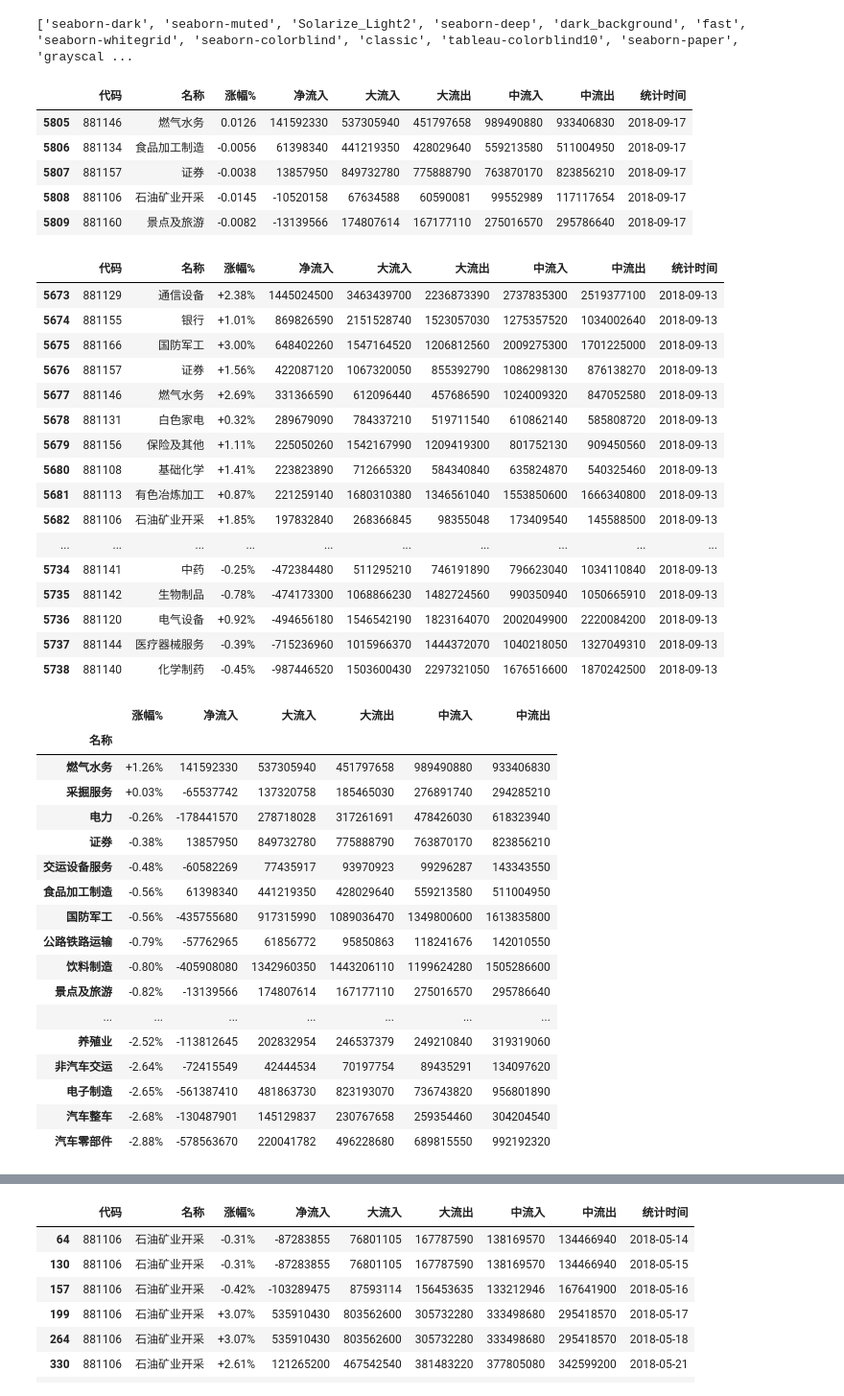
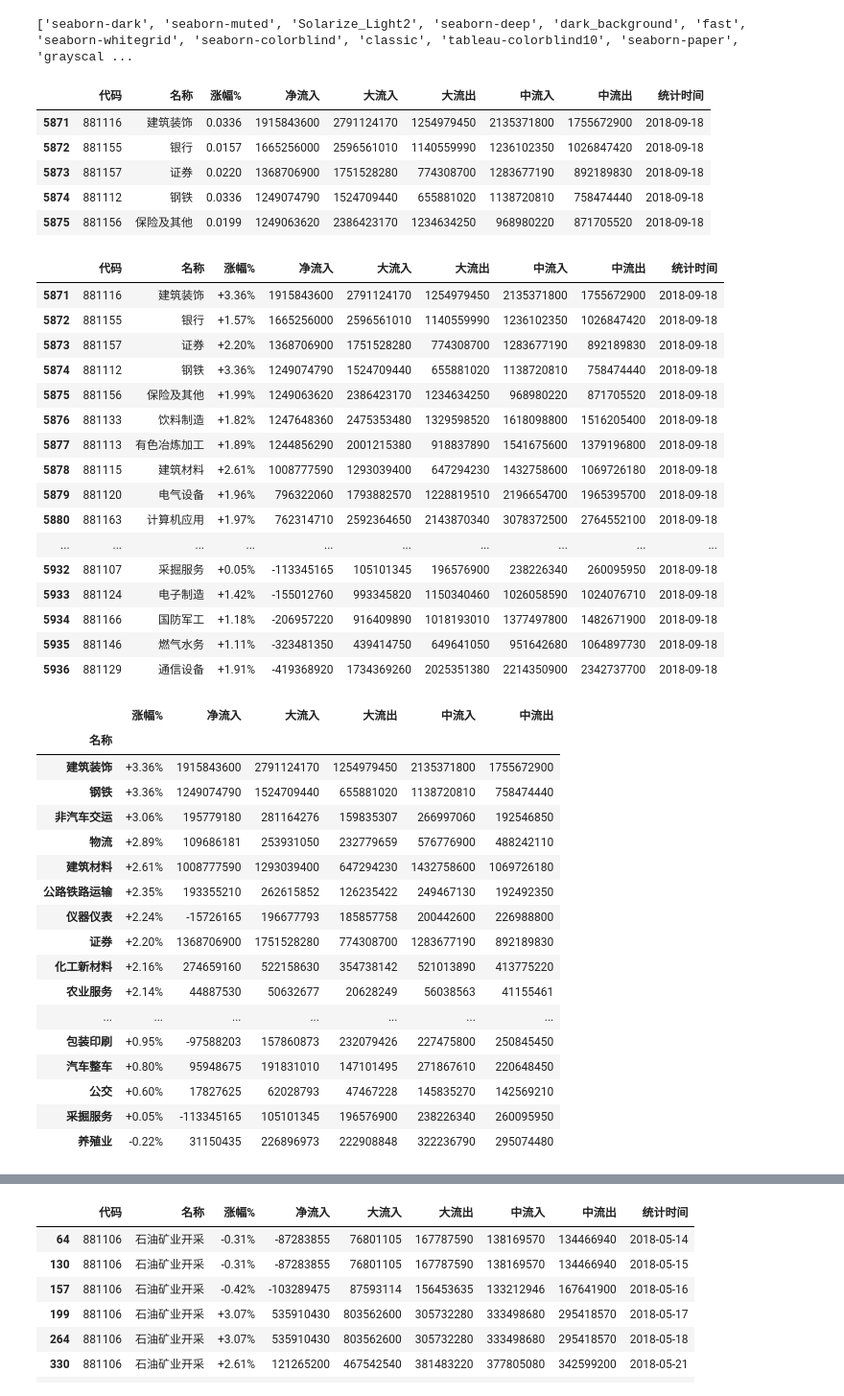
Before and after one commit to sunmd/DataAnlysisDemo, a Jupyter notebook: StockAnlysis.ipynb, the cells around one changed output, grey strips where cells are left out. Shown at 96% size. Drawn from its saved outputs; the diff is of its cells as text; code cells hidden in the pictures.

```diff
--- a/StockAnlysis.ipynb
+++ b/StockAnlysis.ipynb
@@ -212,64 +212,64 @@ def ycz():
 # %%
 file_date = '2018-09'
 
-to_day = '2018-09-17'
+to_day = '2018-09-18'
 
-df = save_one_day( file_date, columns_name, 17)
+df = save_one_day( file_date, columns_name, 18)
 
-df[df['统计时间']=='2018-09-17'].head()
+df[df['统计时间']=='2018-09-18'].head()
 # %% [output]
 |  | 代码 | 名称 | 涨幅% | 净流入 | 大流入 | 大流出 | 中流入 | 中流出 | 统计时间 |
-| 5805 | 881146 | 燃气水务 | 0.0126 | 141592330 | 537305940 | 451797658 | 989490880 | 933406830 | 2018-09-17 |
-| 5806 | 881134 | 食品加工制造 | -0.0056 | 61398340 | 441219350 | 428029640 | 559213580 | 511004950 | 2018-09-17 |
-| 5807 | 881157 | 证券 | -0.0038 | 13857950 | 849732780 | 775888790 | 763870170 | 823856210 | 2018-09-17 |
-| 5808 | 881106 | 石油矿业开采 | -0.0145 | -10520158 | 67634588 | 60590081 | 99552989 | 117117654 | 2018-09-17 |
-| 5809 | 881160 | 景点及旅游 | -0.0082 | -13139566 | 174807614 | 167177110 | 275016570 | 295786640 | 2018-09-17 |
+| 5871 | 881116 | 建筑装饰 | 0.0336 | 1915843600 | 2791124170 | 1254979450 | 2135371800 | 1755672900 | 2018-09-18 |
+| 5872 | 881155 | 银行 | 0.0157 | 1665256000 | 2596561010 | 1140559990 | 1236102350 | 1026847420 | 2018-09-18 |
+| 5873 | 881157 | 证券 | 0.0220 | 1368706900 | 1751528280 | 774308700 | 1283677190 | 892189830 | 2018-09-18 |
+| 5874 | 881112 | 钢铁 | 0.0336 | 1249074790 | 1524709440 | 655881020 | 1138720810 | 758474440 | 2018-09-18 |
+| 5875 | 881156 | 保险及其他 | 0.0199 | 1249063620 | 2386423170 | 1234634250 | 968980220 | 871705520 | 2018-09-18 |
 # %%
 df[df['统计时间']==to_day].sort_values('净流入',ascending=False)\
 .style.use(mystl.export()).format({'涨幅%':"{:+.2%}"})
 # %% [output]
 |  | 代码 | 名称 | 涨幅% | 净流入 | 大流入 | 大流出 | 中流入 | 中流出 | 统计时间 |
-| 5673 | 881129 | 通信设备 | +2.38% | 1445024500 | 3463439700 | 2236873390 | 2737835300 | 2519377100 | 2018-09-13 |
-| 5674 | 881155 | 银行 | +1.01% | 869826590 | 2151528740 | 1523057030 | 1275357520 | 1034002640 | 2018-09-13 |
-| 5675 | 881166 | 国防军工 | +3.00% | 648402260 | 1547164520 | 1206812560 | 2009275300 | 1701225000 | 2018-09-13 |
-| 5676 | 881157 | 证券 | +1.56% | 422087120 | 1067320050 | 855392790 | 1086298130 | 876138270 | 2018-09-13 |
-| 5677 | 881146 | 燃气水务 | +2.69% | 331366590 | 612096440 | 457686590 | 1024009320 | 847052580 | 2018-09-13 |
-| 5678 | 881131 | 白色家电 | +0.32% | 289679090 | 784337210 | 519711540 | 610862140 | 585808720 | 2018-09-13 |
-| 5679 | 881156 | 保险及其他 | +1.11% | 225050260 | 1542167990 | 1209419300 | 801752130 | 909450560 | 2018-09-13 |
-| 5680 | 881108 | 基础化学 | +1.41% | 223823890 | 712665320 | 584340840 | 635824870 | 540325460 | 2018-09-13 |
-| 5681 | 881113 | 有色冶炼加工 | +0.87% | 221259140 | 1680310380 | 1346561040 | 1553850600 | 1666340800 | 2018-09-13 |
-| 5682 | 881106 | 石油矿业开采 | +1.85% | 197832840 | 268366845 | 98355048 | 173409540 | 145588500 | 2018-09-13 |
+| 5871 | 881116 | 建筑装饰 | +3.36% | 1915843600 | 2791124170 | 1254979450 | 2135371800 | 1755672900 | 2018-09-18 |
+| 5872 | 881155 | 银行 | +1.57% | 1665256000 | 2596561010 | 1140559990 | 1236102350 | 1026847420 | 2018-09-18 |
+| 5873 | 881157 | 证券 | +2.20% | 1368706900 | 1751528280 | 774308700 | 1283677190 | 892189830 | 2018-09-18 |
+| 5874 | 881112 | 钢铁 | +3.36% | 1249074790 | 1524709440 | 655881020 | 1138720810 | 758474440 | 2018-09-18 |
+| 5875 | 881156 | 保险及其他 | +1.99% | 1249063620 | 2386423170 | 1234634250 | 968980220 | 871705520 | 2018-09-18 |
+| 5876 | 881133 | 饮料制造 | +1.82% | 1247648360 | 2475353480 | 1329598520 | 1618098800 | 1516205400 | 2018-09-18 |
+| 5877 | 881113 | 有色冶炼加工 | +1.89% | 1244856290 | 2001215380 | 918837890 | 1541675600 | 1379196800 | 2018-09-18 |
+| 5878 | 881115 | 建筑材料 | +2.61% | 1008777590 | 1293039400 | 647294230 | 1432758600 | 1069726180 | 2018-09-18 |
+| 5879 | 881120 | 电气设备 | +1.96% | 796322060 | 1793882570 | 1228819510 | 2196654700 | 1965395700 | 2018-09-18 |
+| 5880 | 881163 | 计算机应用 | +1.97% | 762314710 | 2592364650 | 2143870340 | 3078372500 | 2764552100 | 2018-09-18 |
 | ... | ... | ... | ... | ... | ... | ... | ... | ... | ... |
-| 5734 | 881141 | 中药 | -0.25% | -472384480 | 511295210 | 746191890 | 796623040 | 1034110840 | 2018-09-13 |
-| 5735 | 881142 | 生物制品 | -0.78% | -474173300 | 1068866230 | 1482724560 | 990350940 | 1050665910 | 2018-09-13 |
-| 5736 | 881120 | 电气设备 | +0.92% | -494656180 | 1546542190 | 1823164070 | 2002049900 | 2220084200 | 2018-09-13 |
-| 5737 | 881144 | 医疗器械服务 | -0.39% | -715236960 | 1015966370 | 1444372070 | 1040218050 | 1327049310 | 2018-09-13 |
-| 5738 | 881140 | 化学制药 | -0.45% | -987446520 | 1503600430 | 2297321050 | 1676516600 | 1870242500 | 2018-09-13 |
+| 5932 | 881107 | 采掘服务 | +0.05% | -113345165 | 105101345 | 196576900 | 238226340 | 260095950 | 2018-09-18 |
+| 5933 | 881124 | 电子制造 | +1.42% | -155012760 | 993345820 | 1150340460 | 1026058590 | 1024076710 | 2018-09-18 |
+| 5934 | 881166 | 国防军工 | +1.18% | -206957220 | 916409890 | 1018193010 | 1377497800 | 1482671900 | 2018-09-18 |
+| 5935 | 881146 | 燃气水务 | +1.11% | -323481350 | 439414750 | 649641050 | 951642680 | 1064897730 | 2018-09-18 |
+| 5936 | 881129 | 通信设备 | +1.91% | -419368920 | 1734369260 | 2025351380 | 2214350900 | 2342737700 | 2018-09-18 |
 # %%
 #按分类进行统计
 
-df_grp_name = df[df['统计时间']>=file_date+'-17'].groupby('名称').sum()
+df_grp_name = df[df['统计时间']>=file_date+'-18'].groupby('名称').sum()
 df_grp_name.sort_values(['涨幅%','净流入'], ascending=False)\
 .style.use(mystl.export()).format({'涨幅%':'{:+.2%}'})
 # %% [output]
 |  | 涨幅% | 净流入 | 大流入 | 大流出 | 中流入 | 中流出 |
 | 名称 |  |  |  |  |  |  |
-| 燃气水务 | +1.26% | 141592330 | 537305940 | 451797658 | 989490880 | 933406830 |
-| 采掘服务 | +0.03% | -65537742 | 137320758 | 185465030 | 276891740 | 294285210 |
-| 电力 | -0.26% | -178441570 | 278718028 | 317261691 | 478426030 | 618323940 |
-| 证券 | -0.38% | 13857950 | 849732780 | 775888790 | 763870170 | 823856210 |
-| 交运设备服务 | -0.48% | -60582269 | 77435917 | 93970923 | 99296287 | 143343550 |
-| 食品加工制造 | -0.56% | 61398340 | 441219350 | 428029640 | 559213580 | 511004950 |
-| 国防军工 | -0.56% | -435755680 | 917315990 | 1089036470 | 1349800600 | 1613835800 |
-| 公路铁路运输 | -0.79% | -57762965 | 61856772 | 95850863 | 118241676 | 142010550 |
-| 饮料制造 | -0.80% | -405908080 | 1342960350 | 1443206110 | 1199624280 | 1505286600 |
-| 景点及旅游 | -0.82% | -13139566 | 174807614 | 167177110 | 275016570 | 295786640 |
+| 建筑装饰 | +3.36% | 1915843600 | 2791124170 | 1254979450 | 2135371800 | 1755672900 |
+| 钢铁 | +3.36% | 1249074790 | 1524709440 | 655881020 | 1138720810 | 758474440 |
+| 非汽车交运 | +3.06% | 195779180 | 281164276 | 159835307 | 266997060 | 192546850 |
+| 物流 | +2.89% | 109686181 | 253931050 | 232779659 | 576776900 | 488242110 |
+| 建筑材料 | +2.61% | 1008777590 | 1293039400 | 647294230 | 1432758600 | 1069726180 |
+| 公路铁路运输 | +2.35% | 193355210 | 262615852 | 126235422 | 249467130 | 192492350 |
+| 仪器仪表 | +2.24% | -15726165 | 196677793 | 185857758 | 200442600 | 226988800 |
+| 证券 | +2.20% | 1368706900 | 1751528280 | 774308700 | 1283677190 | 892189830 |
+| 化工新材料 | +2.16% | 274659160 | 522158630 | 354738142 | 521013890 | 413775220 |
+| 农业服务 | +2.14% | 44887530 | 50632677 | 20628249 | 56038563 | 41155461 |
 | ... | ... | ... | ... | ... | ... | ... |
-| 养殖业 | -2.52% | -113812645 | 202832954 | 246537379 | 249210840 | 319319060 |
-| 非汽车交运 | -2.64% | -72415549 | 42444534 | 70197754 | 89435291 | 134097620 |
-| 电子制造 | -2.65% | -561387410 | 481863730 | 823193070 | 736743820 | 956801890 |
-| 汽车整车 | -2.68% | -130487901 | 145129837 | 230767658 | 259354460 | 304204540 |
-| 汽车零部件 | -2.88% | -578563670 | 220041782 | 496228680 | 689815550 | 992192320 |
+| 包装印刷 | +0.95% | -97588203 | 157860873 | 232079426 | 227475800 | 250845450 |
+| 汽车整车 | +0.80% | 95948675 | 191831010 | 147101495 | 271867610 | 220648450 |
+| 公交 | +0.60% | 17827625 | 62028793 | 47467228 | 145835270 | 142569210 |
+| 采掘服务 | +0.05% | -113345165 | 105101345 | 196576900 | 238226340 | 260095950 |
+| 养殖业 | -0.22% | 31150435 | 226896973 | 222908848 | 322236790 | 295074480 |
 # %%
 #按时间进行统计
 df_grp_time = df.groupby('统计时间').sum()
```
Also changed, not shown: parts of 1 cell of this notebook.
